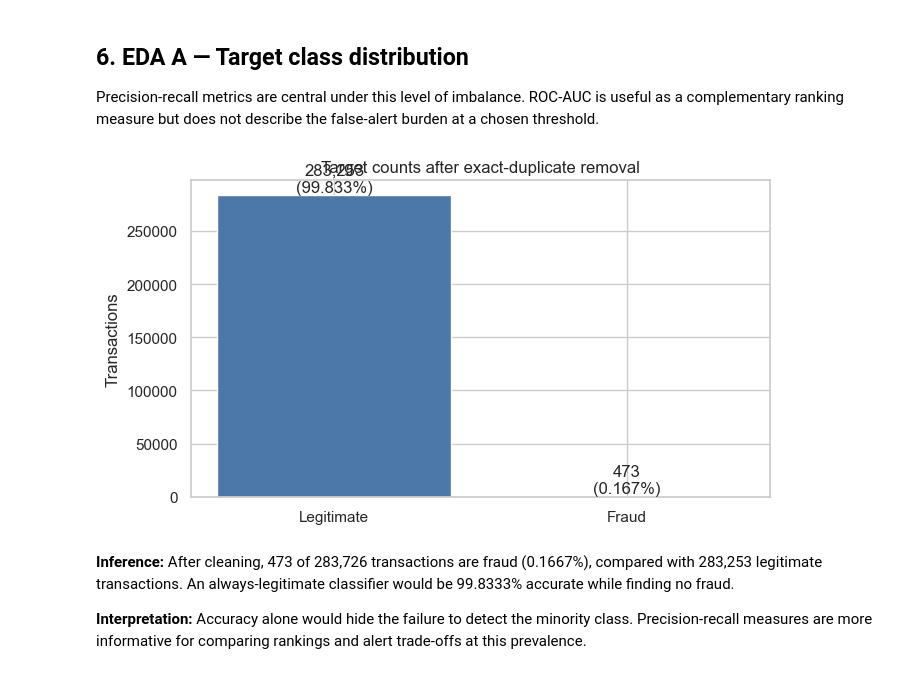
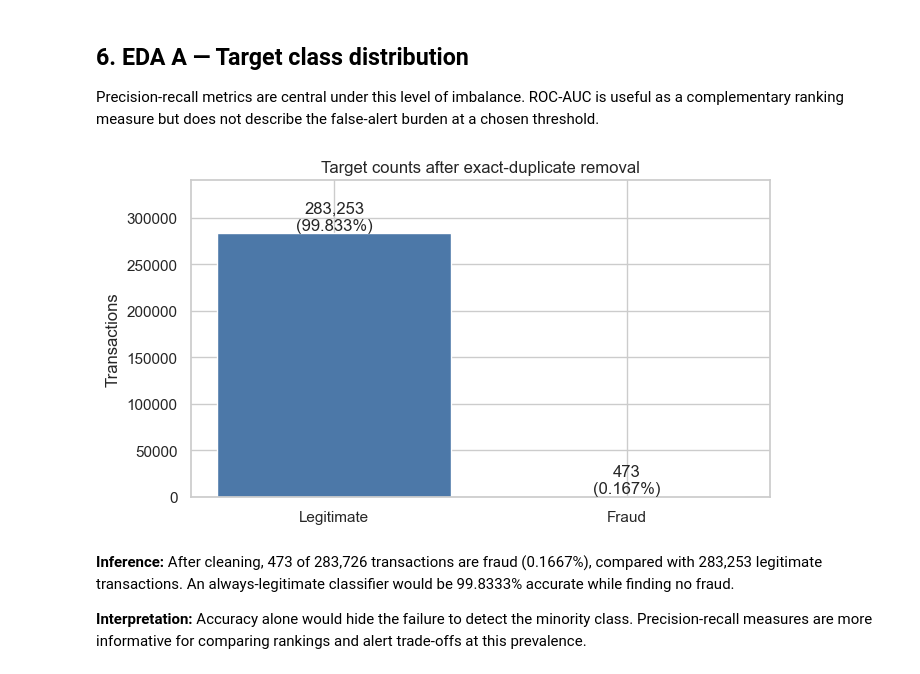
Before and after one commit to Srihithavss-coding/Credit--card-fraud-detection, a Jupyter notebook: notebooks/credit_card_fraud_detection.ipynb, the cells around one changed output. Drawn from its saved outputs; the diff is of its cells as text; code cells hidden in the pictures.

```diff
--- a/notebooks/credit_card_fraud_detection.ipynb
+++ b/notebooks/credit_card_fraud_detection.ipynb
@@ -208,20 +208,21 @@ Precision-recall metrics are central under this level of imbalance. ROC-AUC is u
 # %%
 class_counts = data["Class"].value_counts().sort_index()
 fraud_count = int(class_counts.loc[1])
 raw_fraud_count = int(raw["Class"].sum())
 legitimate_count = int(class_counts.loc[0])
 fraud_rate = fraud_count / len(data)
 fig, ax = plt.subplots(figsize=(7, 4))
 bars = ax.bar(["Legitimate", "Fraud"], [legitimate_count, fraud_count], color=["#4C78A8", "#E45756"])
 ax.set_ylabel("Transactions")
 ax.set_title("Target counts after exact-duplicate removal")
+ax.set_ylim(0, legitimate_count * 1.2)
 for bar, count in zip(bars, [legitimate_count, fraud_count]):
     ax.text(bar.get_x() + bar.get_width()/2, bar.get_height(), f"{count:,}\n({count/len(data):.3%})", ha="center", va="bottom")
 fig.tight_layout()
 fig.savefig(PLOTS_DIR / "class_distribution.png", dpi=150)
 plt.show()
 # %% [output]
-[figure, old version]
+[figure, new version]
 # %% [markdown]
 **Inference:** After cleaning, 473 of 283,726 transactions are fraud (0.1667%), compared with 283,253 legitimate transactions. An always-legitimate classifier would be 99.8333% accurate while finding no fraud.
 
```
Also changed, not shown: parts of 2 cells of this notebook, 2 other files.
